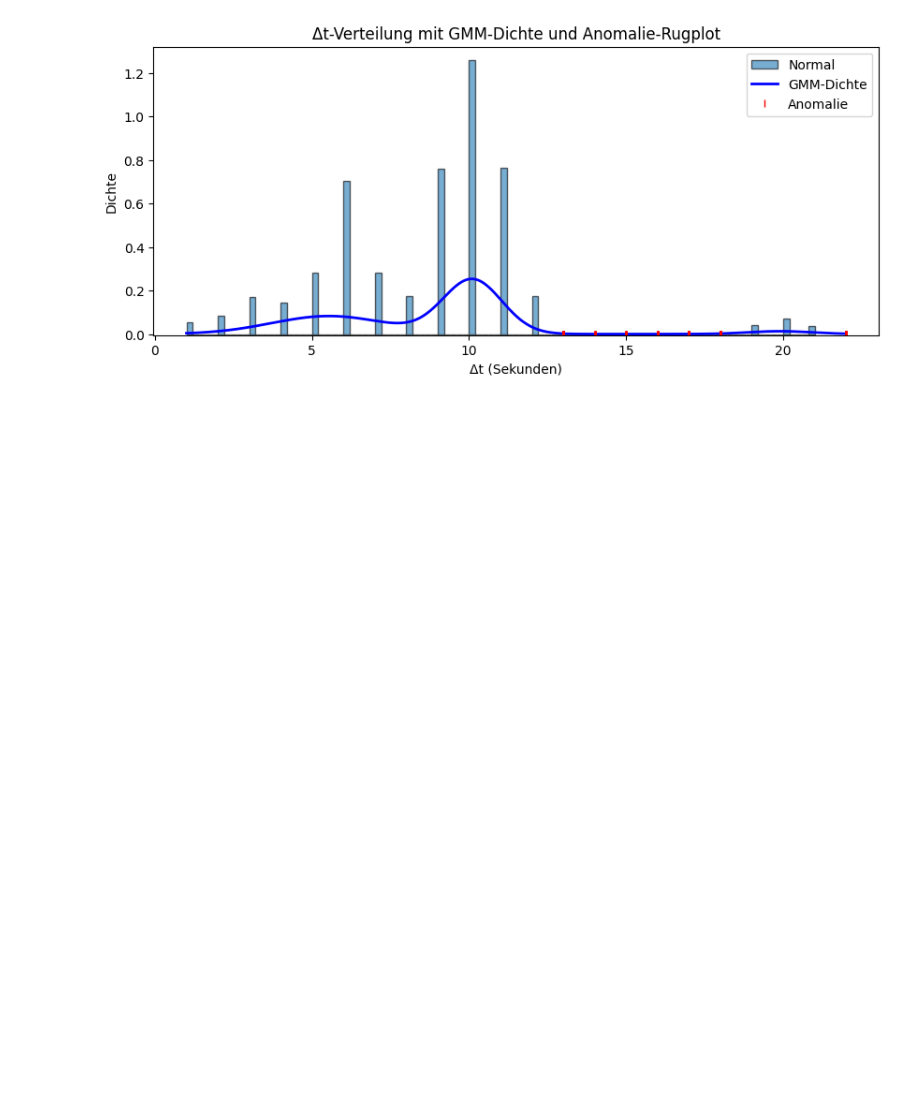
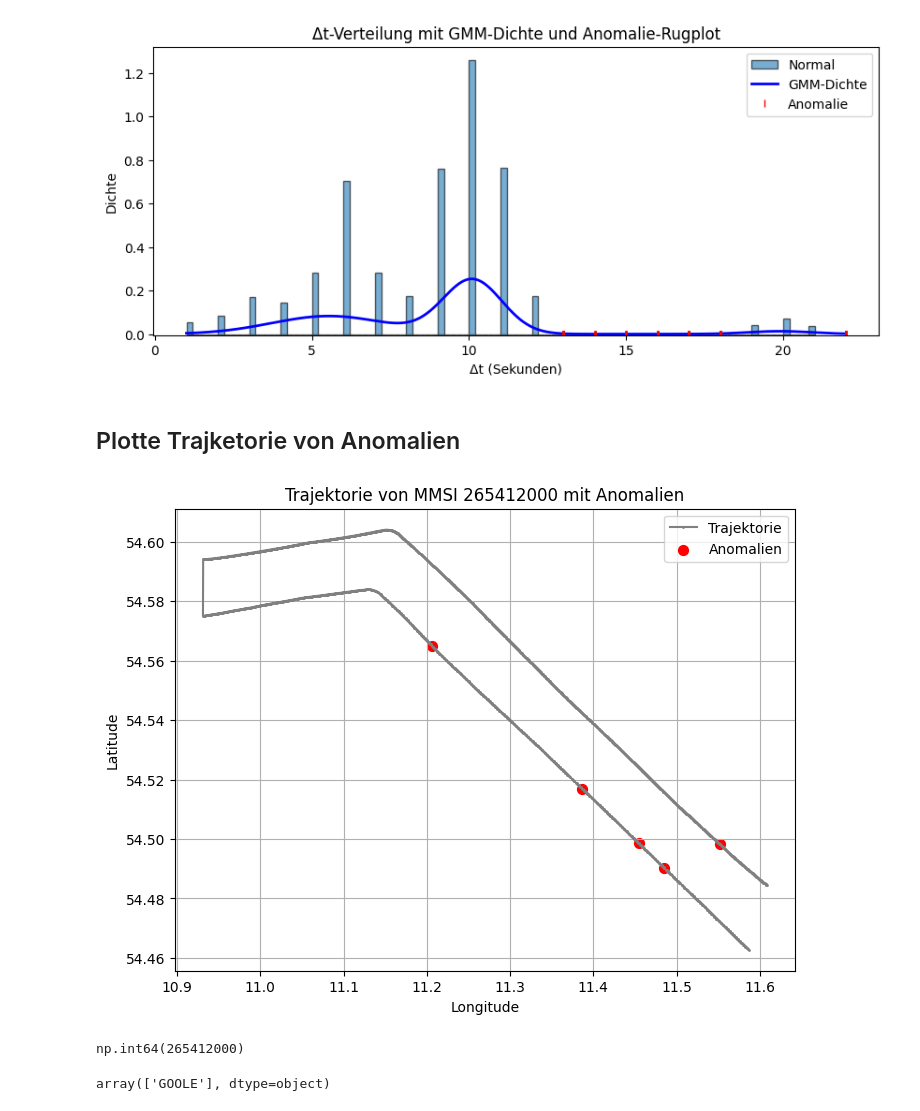
Before and after one commit to AI-lly/plotseamap, a Jupyter notebook: gmm.ipynb, the cells around one changed output. Saved outputs shown, nothing was run; the diff lists cells and outputs as text; code cells hidden in the pictures; blank space fills up the shorter version.

```diff
--- a/gmm.ipynb
+++ b/gmm.ipynb
@@ -185,3 +185,34 @@ plt.legend()
 plt.show()
 # %% [output]
 [figure]
+# %% [markdown]
+## Plotte Trajketorie von Anomalien
+# %%
+import matplotlib.pyplot as plt
+
+# 1. Wähle eine MMSI, z.B. die mit den meisten Punkten
+mmsi_example = df_filtered['MMSI'].value_counts().idxmax()
+
+# 2. Sortiere Trajektorie nach Zeit
+traj = df_filtered[df_filtered['MMSI'] == mmsi_example].sort_values('# Timestamp')
+
+# 3. Plot
+plt.figure(figsize=(8, 6))
+plt.plot(traj['lon'], traj['lat'],
+         '-o', color='gray', markersize=1, label='Trajektorie')
+plt.scatter(traj.loc[traj['anomaly'], 'lon'],
+            traj.loc[traj['anomaly'], 'lat'],
+            color='red', s=50, label='Anomalien')
+
+plt.title(f"Trajektorie von MMSI {mmsi_example} mit Anomalien")
+plt.xlabel("Longitude")
+plt.ylabel("Latitude")
+plt.legend()
+plt.grid(True)
+plt.show()
+# %% [output]
+[figure, added]
+# %%
+mmsi_example
+# %% [output]
+np.int64(265412000)
@@ -187,0 +221,4 @@ plt.show()
+# %%
+mmsi["Destination"].unique()
+# %% [output]
+array(['GOOLE'], dtype=object)
```
Also changed, not shown: parts of 1 cell of this notebook, 5 other files.
